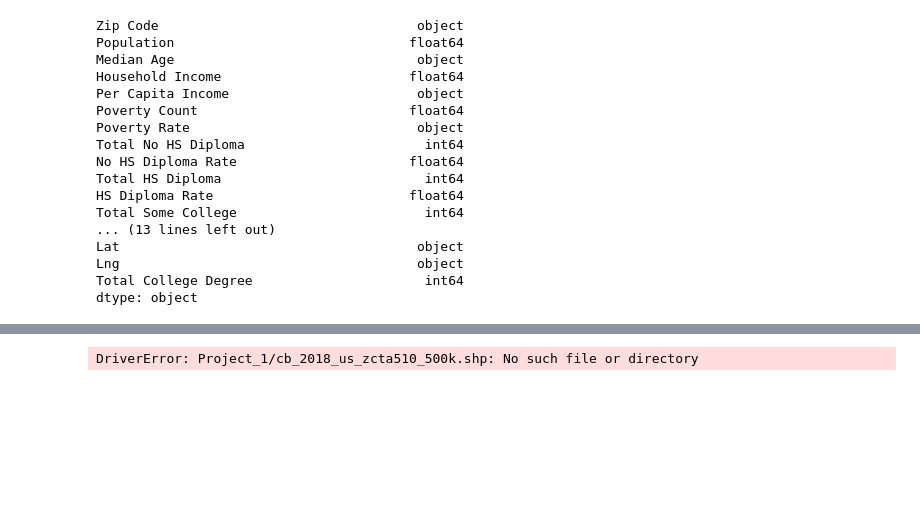
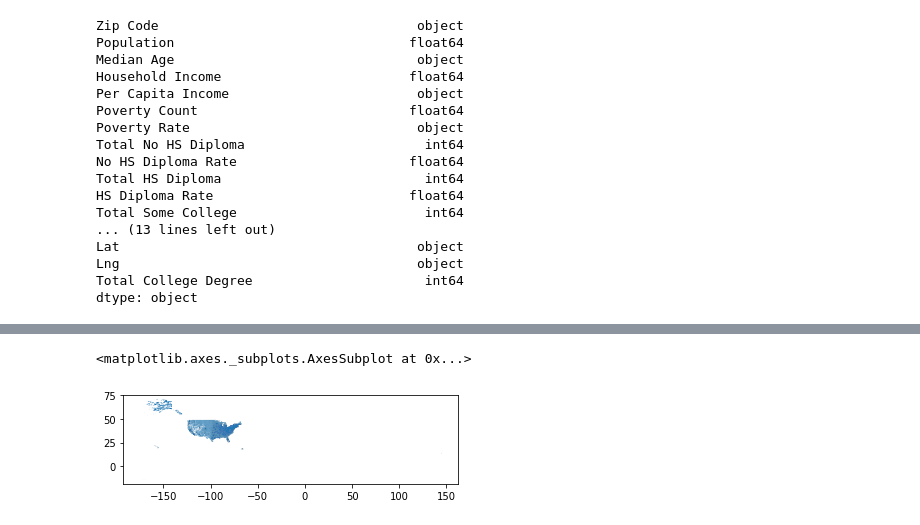
Before and after one commit to trigus00/Project_1, a Jupyter notebook: gustest.ipynb, the cells around one changed output, grey strips where cells are left out. Cells and saved outputs as stored; diff of their text form; code cells hidden in the pictures; blank space fills up the shorter version.

```diff
--- a/gustest.ipynb
+++ b/gustest.ipynb
@@ -101,8 +102,11 @@ fig
 # %% [output]
 [interactive output not drawn]
 # %%
-fp = "Project_1/cb_2018_us_zcta510_500k.shp"
+fp = "cb_2018_us_zcta510_500k (1)"
 # %%
 map_df = gpd.read_file(fp)
+
+map_df.plot()
 # %% [output]
-DriverError: Project_1/cb_2018_us_zcta510_500k.shp: No such file or directory
+<matplotlib.axes._subplots.AxesSubplot at 0x...>
+[figure, added]
```
Also changed, not shown: parts of 8 cells of this notebook, 7 other files.
